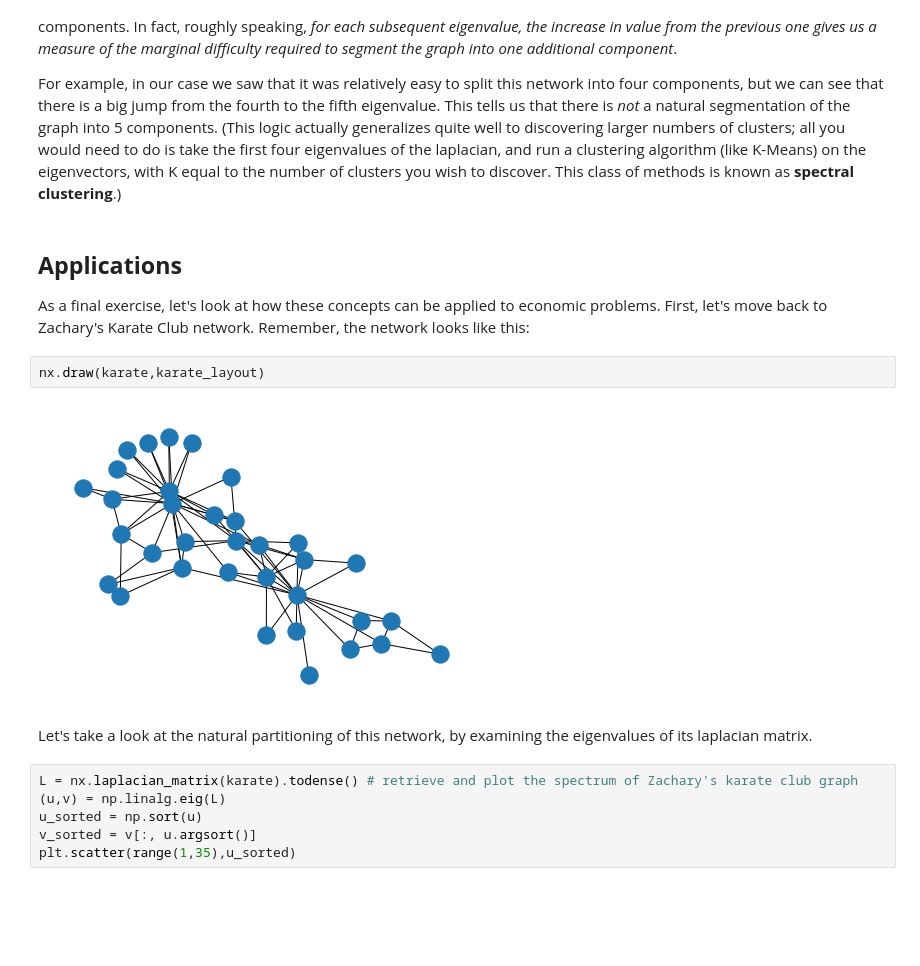
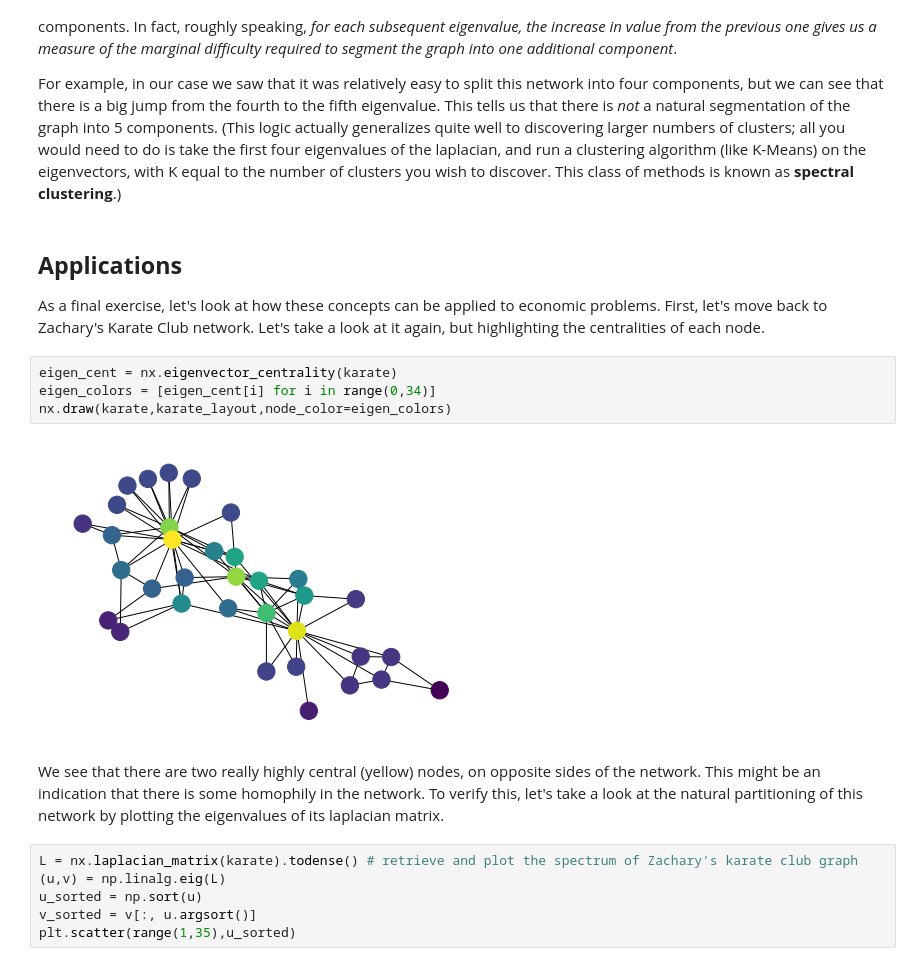
Before and after one commit to doctor-phil/analyzing-economic-networks, a Jupyter notebook: Analyzing_economic_networks.ipynb, the cells around one changed output. Cells and saved outputs as stored; diff of their text form; blank space fills up the shorter version.

```diff
--- a/Analyzing_economic_networks.ipynb
+++ b/Analyzing_economic_networks.ipynb
@@ -463,13 +463,15 @@ For example, in our case we saw that it was relatively easy to split this networ
 # %% [markdown]
 ## **Applications**
 
-As a final exercise, let's look at how these concepts can be applied to economic problems. First, let's move back to Zachary's Karate Club network. Remember, the network looks like this:
+As a final exercise, let's look at how these concepts can be applied to economic problems. First, let's move back to Zachary's Karate Club network. Let's take a look at it again, but highlighting the centralities of each node.
 # %%
-nx.draw(karate,karate_layout)
+eigen_cent = nx.eigenvector_centrality(karate)
+eigen_colors = [eigen_cent[i] for i in range(0,34)]
+nx.draw(karate,karate_layout,node_color=eigen_colors)
 # %% [output]
-[figure, old version]
+[figure, new version]
 # %% [markdown]
-Let's take a look at the natural partitioning of this network, by examining the eigenvalues of its laplacian matrix.
+We see that there are two really highly central (yellow) nodes, on opposite sides of the network. This might be an indication that there is some homophily in the network. To verify this, let's take a look at the natural partitioning of this network by plotting the eigenvalues of its laplacian matrix.
 # %%
 L = nx.laplacian_matrix(karate).todense() # retrieve and plot the spectrum of Zachary's karate club graph
 (u,v) = np.linalg.eig(L)
```
Also changed, not shown: parts of 9 cells of this notebook.
